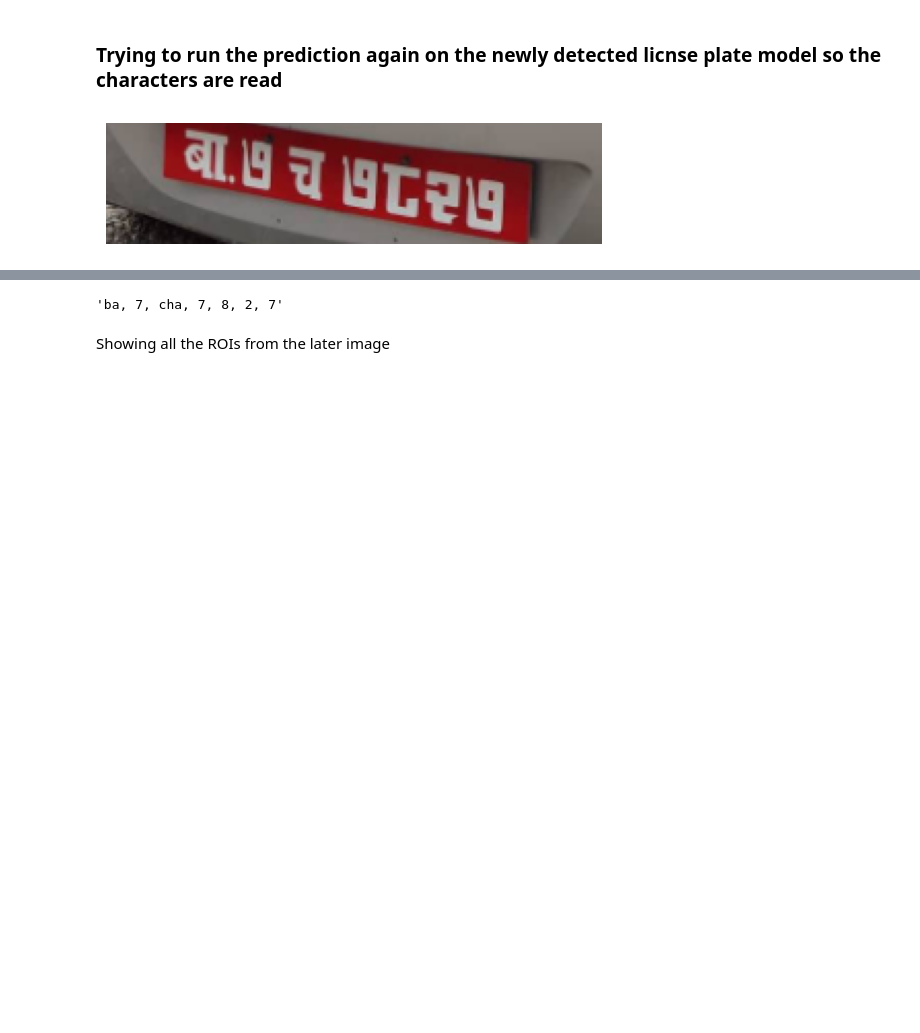
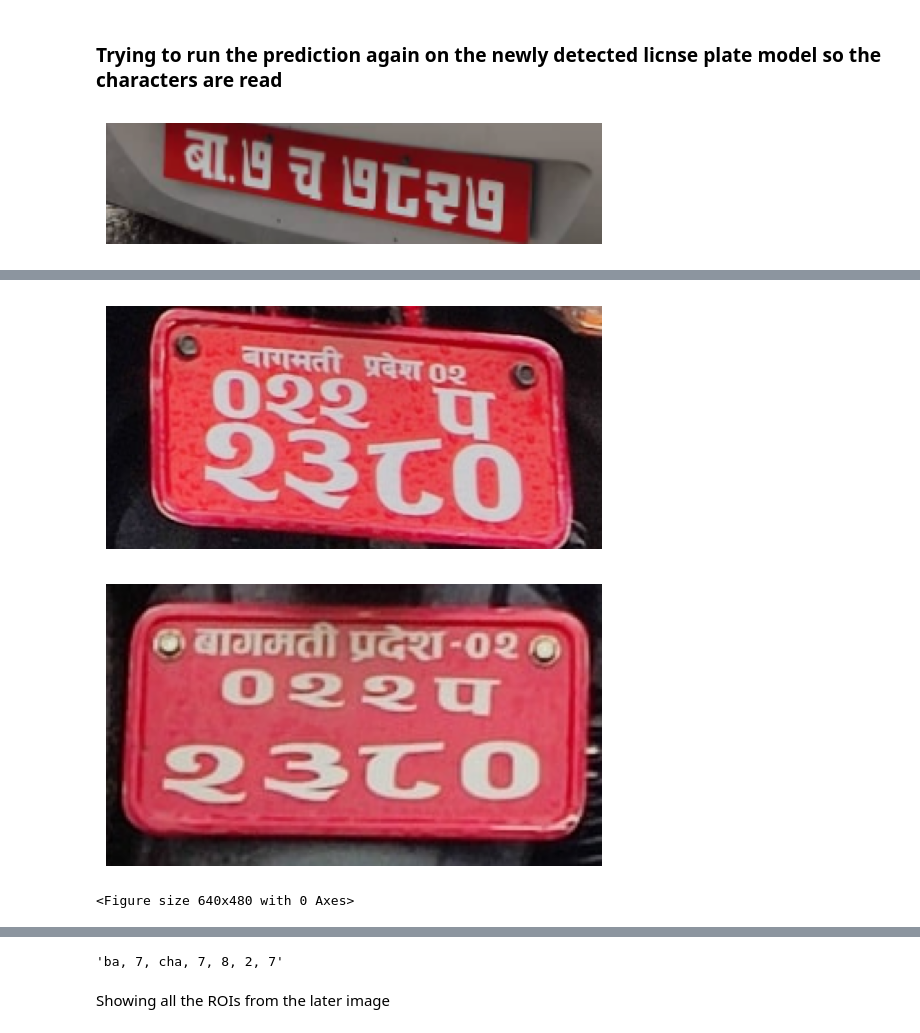
Before and after one commit to sarthakshrestha/license-plate-yolov8, a Jupyter notebook: RoboflowPrep.ipynb, the cells around one changed output, grey strips where cells are left out. Cells and saved outputs as stored; diff of their text form; code cells hidden in the pictures; blank space fills up the shorter version.

```diff
--- a/RoboflowPrep.ipynb
+++ b/RoboflowPrep.ipynb
@@ -309,0 +393,3 @@ show_roi_from_json(image_path, prediction_json)
+# %%
+image_path = "/Users/sarthakshrestha/Documents/fyp ipnybs/multipletest2.jpeg"
+prediction = license_detector.predict(image_path)
@@ -310,3 +401,9 @@ show_roi_from_json(image_path, prediction_json)
+# %%
+show_license_plates_from_json(image_path, prediction2json)
+# %% [output]
+[figure, added]
+[figure, added]
+<Figure size 640x480 with 0 Axes>
 # %%
 prediction_from_boundary_box = license_detector.predict("/Users/sarthakshrestha/Documents/fyp ipnybs/prediction1.png")
 # %%
```
Also changed, not shown: parts of 19 cells of this notebook, 5 other files.
